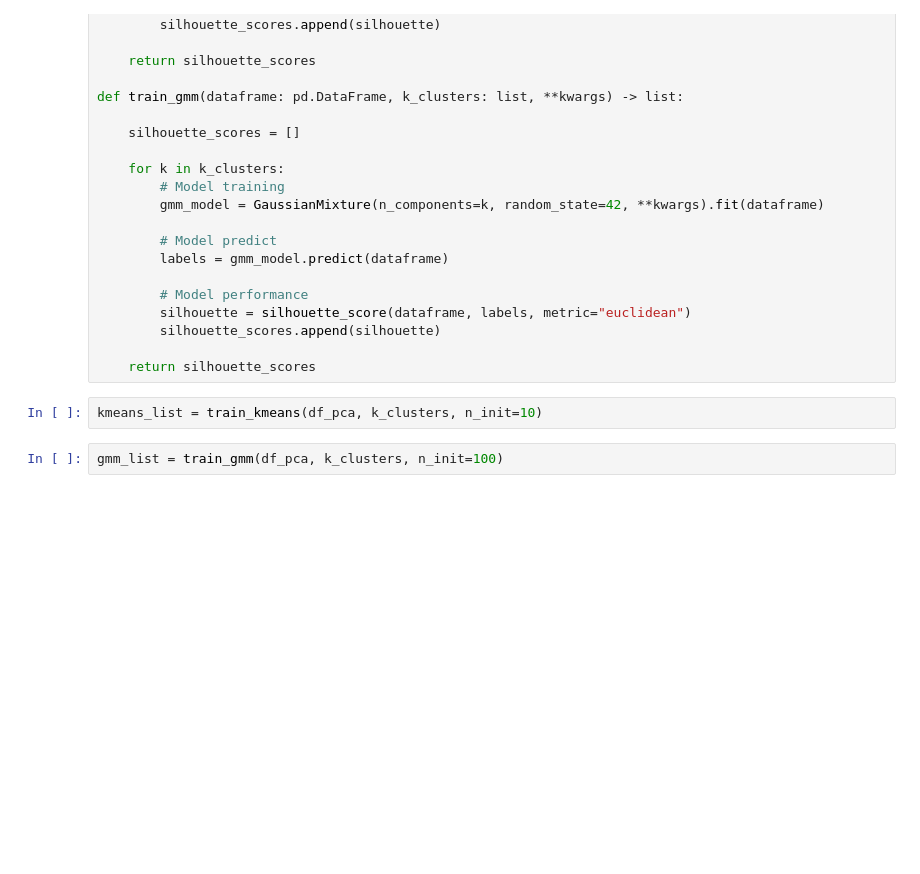
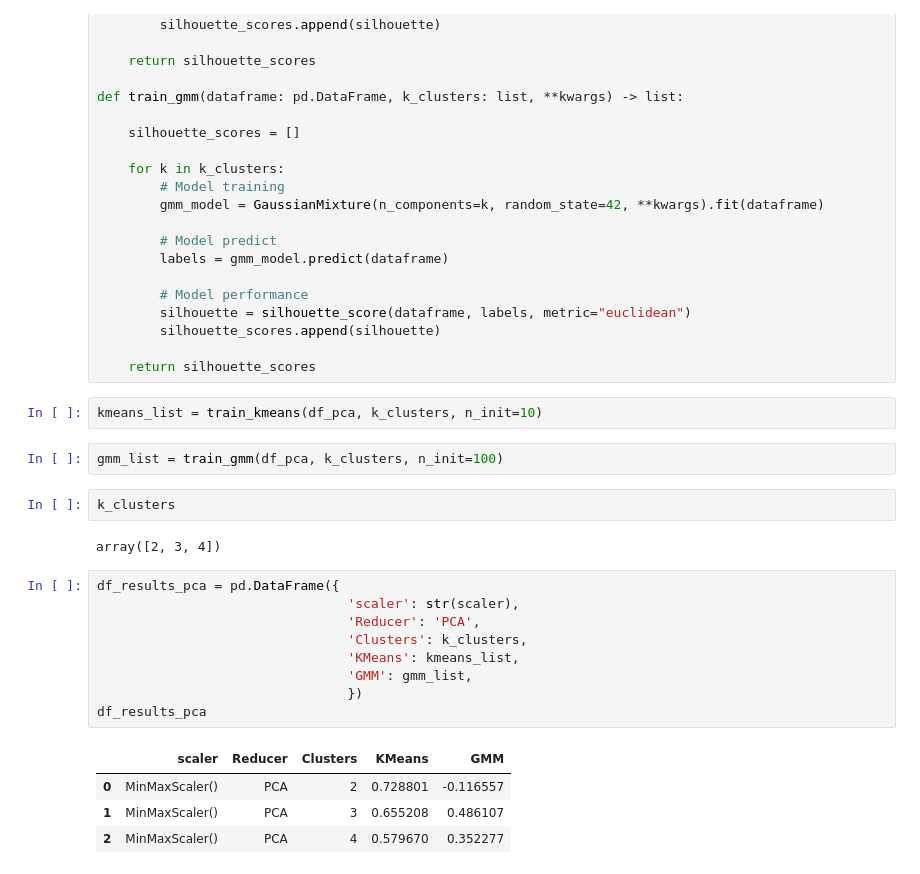
Before and after one commit to luishmq/gcp_clustering_project, a Jupyter notebook: notebooks/clustering_experimentations.ipynb, the cells around one changed output. Saved outputs shown, nothing was run; the diff lists cells and outputs as text; blank space fills up the shorter version.

```diff
--- a/notebooks/clustering_experimentations.ipynb
+++ b/notebooks/clustering_experimentations.ipynb
@@ -560,3 +561,21 @@ def train_gmm(dataframe: pd.DataFrame, k_clusters: list, **kwargs) -> list:
 kmeans_list = train_kmeans(df_pca, k_clusters, n_init=10)
 # %%
 gmm_list = train_gmm(df_pca, k_clusters, n_init=100)
+# %%
+k_clusters
+# %% [output]
+array([2, 3, 4])
+# %%
+df_results_pca = pd.DataFrame({
+                                'scaler': str(scaler),
+                                'Reducer': 'PCA',
+                                'Clusters': k_clusters,
+                                'KMeans': kmeans_list,
+                                'GMM': gmm_list,
+                                })
+df_results_pca
+# %% [output]
+|  | scaler | Reducer | Clusters | KMeans | GMM |
+| 0 | MinMaxScaler() | PCA | 2 | 0.728801 | -0.116557 |
+| 1 | MinMaxScaler() | PCA | 3 | 0.655208 | 0.486107 |
+| 2 | MinMaxScaler() | PCA | 4 | 0.579670 | 0.352277 |
```
Also changed, not shown: parts of 16 cells of this notebook, 2 other files.
